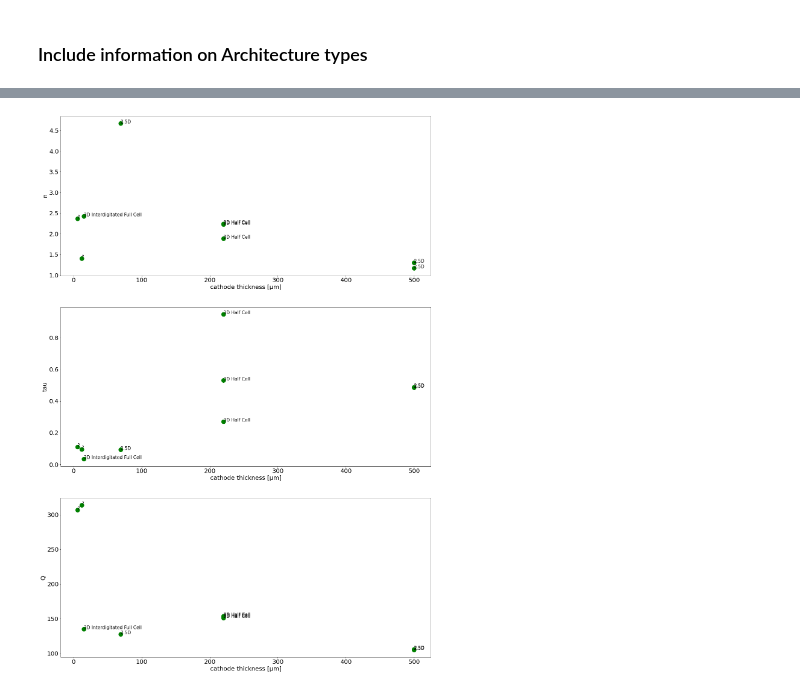
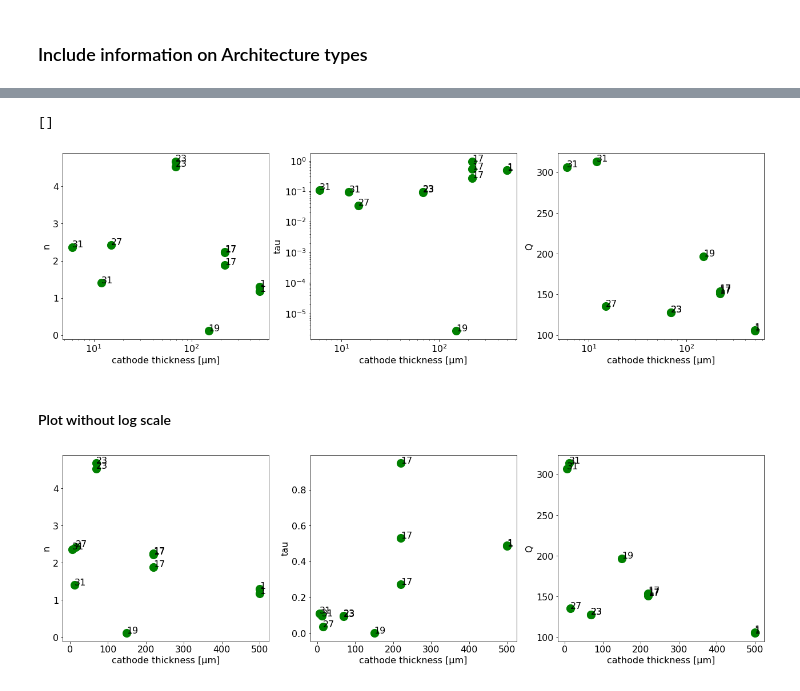
Before and after one commit to BatteryDesign/BatteryRateCap, a Jupyter notebook: Fitting_visualization.ipynb, the cells around one changed output, grey strips where cells are left out. Drawn from its saved outputs; the diff is of its cells as text; code cells hidden in the pictures.

Commit message:
added more plots

```diff
--- a/Fitting_visualization.ipynb
+++ b/Fitting_visualization.ipynb
@@ -280,7 +284,7 @@ par_df2
 # %% [markdown]
 ### Load Geometry and Material Parameters
 # %%
-geo_df= pd.read_excel('3D_Battery_Parameter_Log.xls', sheet_name='GeometryParameters')
+geo_df= pd.read_excel('NEW_3D_Battery_Parameter_Log.xls', sheet_name='GeometryParameters')
 # %%
 geo_df.head(7)
 # %% [output]
@@ -423,0 +419,3 @@ par_df_full
+# %%
+mat_df= pd.read_excel('NEW_3D_Battery_Parameter_Log.xls', sheet_name='MaterialParameters')
+mat_df
@@ -423,0 +436,13 @@ par_df_full
+# %%
+mat_df = mat_df[['Paper #','Set','Cathode Material','Anode Material']]
+# Select rows of interest
+mat_df_needed = pd.DataFrame(columns=mat_df.columns)
+for index, row in par_df.iterrows():
+    select_rows = mat_df.loc[(mat_df['Set']==row['Set']) & (mat_df['Paper #']==row['Paper #'])]
+    mat_df_needed = mat_df_needed.append(select_rows,ignore_index=True)
+
+mat_df_needed
+
+par_df_full['Cathode Material'] = mat_df_needed['Cathode Material']
+par_df_full['Anode Material'] = mat_df_needed['Anode Material']
+par_df_full
@@ -426,30 +480,62 @@ par_df_full
+# %%
+matplotlib.rcParams.update({'font.size': 16})
+fig = plt.figure(figsize=(22,6))
+ax = fig.subplots(nrows=1,ncols=3)
+
+cathode_arc = par_df_full['General Cathode Architecture'].values
+anode_arc = par_df_full['General Anode Architecture'].values
+
+ax[0].scatter(cathode_thickness, n, color='g',s=200)
+ax[0].set_xlabel('cathode thickness [µm]')
+ax[0].set_ylabel('n')
+for index, txt in enumerate(paper):
+    ax[0].annotate(paper[index], (cathode_thickness[index], n[index]))
+ax[0].semilogx()
+
+ax[1].scatter(cathode_thickness, tau, color='g',s=200)
+ax[1].set_xlabel('cathode thickness [µm]')
+ax[1].set_ylabel('tau')
+for index, txt in enumerate(paper):
+    ax[1].annotate(paper[index], (cathode_thickness[index], tau[index]))
+ax[1].loglog()
+
+ax[2].scatter(cathode_thickness, Q, color='g',s=200)
+ax[2].set_xlabel('cathode thickness [µm]')
+ax[2].set_ylabel('Q')
+for index, txt in enumerate(paper):
+    ax[2].annotate(paper[index], (cathode_thickness[index], Q[index]))
+ax[2].semilogx()
+# %% [output]
+[]
+[figure, added]
+# %% [markdown]
+#### Plot without log scale
 # %%
-matplotlib.rcParams.update({'font.size': 20})
-fig = plt.figure(figsize=(22,33))
-ax = fig.subplots(nrows=3,ncols=1)
+matplotlib.rcParams.update({'font.size': 16})
+fig = plt.figure(figsize=(22,6))
+ax = fig.subplots(nrows=1,ncols=3)
 
-cathode_thickness = par_df_full['Cathode \nThickness [µm]'].values
-n = par_df_full['n'].values
-tau = par_df_full['tau'].values
-Q = par_df_full['Q'].values
-overall_arc = par_df_full['Overall Architecture'].values
+cathode_arc = par_df_full['General Cathode Architecture'].values
+anode_arc = par_df_full['General Anode Architecture'].values
 
 ax[0].scatter(cathode_thickness, n, color='g',s=200)
 ax[0].set_xlabel('cathode thickness [µm]')
 ax[0].set_ylabel('n')
-for index, txt in enumerate(overall_arc):
-    ax[0].annotate(txt, (cathode_thickness[index], n[index]), fontsize=15)
+for index, txt in enumerate(paper):
+    ax[0].annotate(paper[index], (cathode_thickness[index], n[index]))
+
 
 ax[1].scatter(cathode_thickness, tau, color='g',s=200)
 ax[1].set_xlabel('cathode thickness [µm]')
 ax[1].set_ylabel('tau')
-for index, txt in enumerate(overall_arc):
-    ax[1].annotate(txt, (cathode_thickness[index], tau[index]), fontsize=15)
+for index, txt in enumerate(paper):
+    ax[1].annotate(paper[index], (cathode_thickness[index], tau[index]))
+
 
 ax[2].scatter(cathode_thickness, Q, color='g',s=200)
 ax[2].set_xlabel('cathode thickness [µm]')
 ax[2].set_ylabel('Q')
-for index, txt in enumerate(overall_arc):
-    ax[2].annotate(txt, (cathode_thickness[index], Q[index]), fontsize=15)
+for index, txt in enumerate(paper):
+    ax[2].annotate(paper[index], (cathode_thickness[index], Q[index]))
 # %% [output]
-[figure, old version]
+[figure, new version]
```
Also changed, not shown: parts of 23 cells of this notebook.
